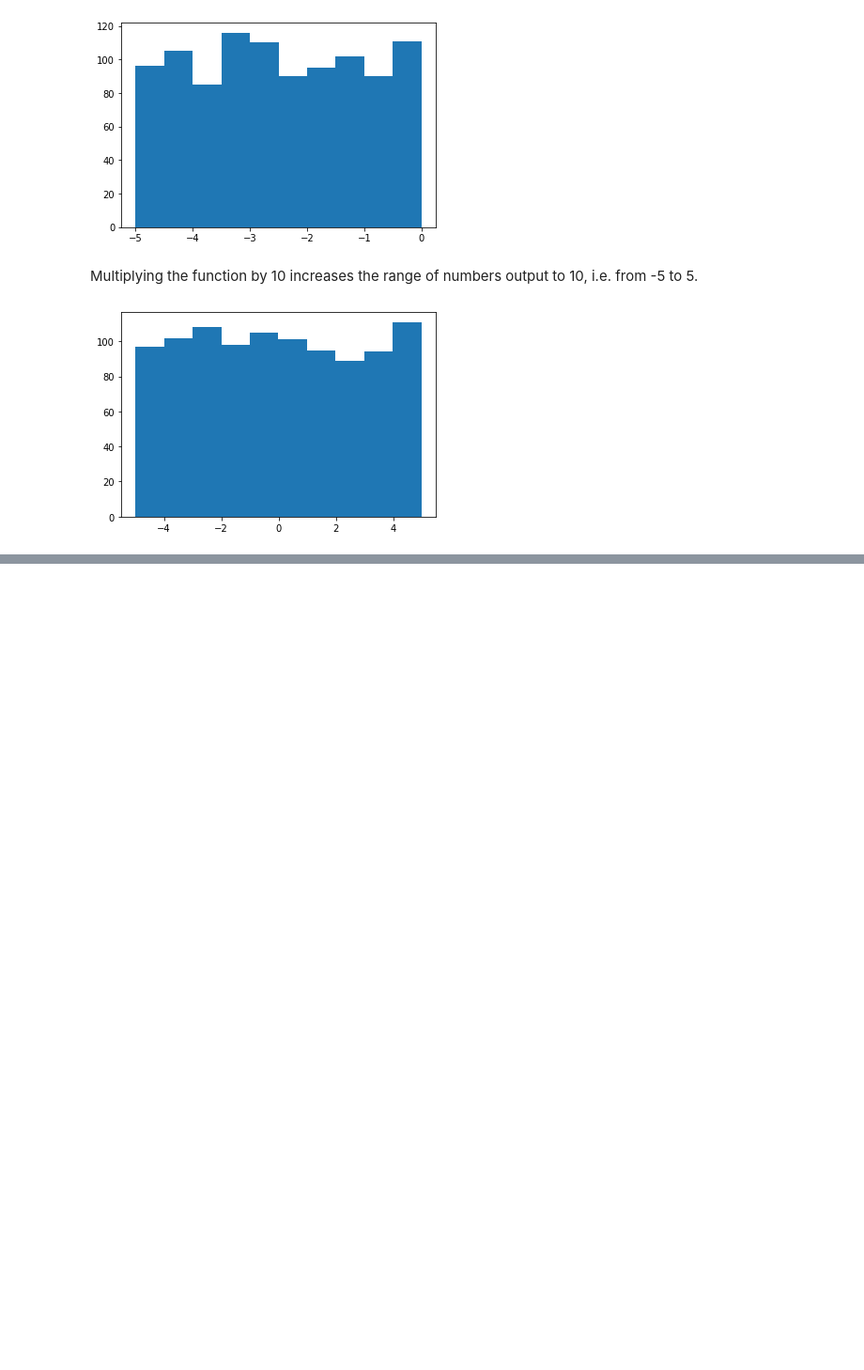
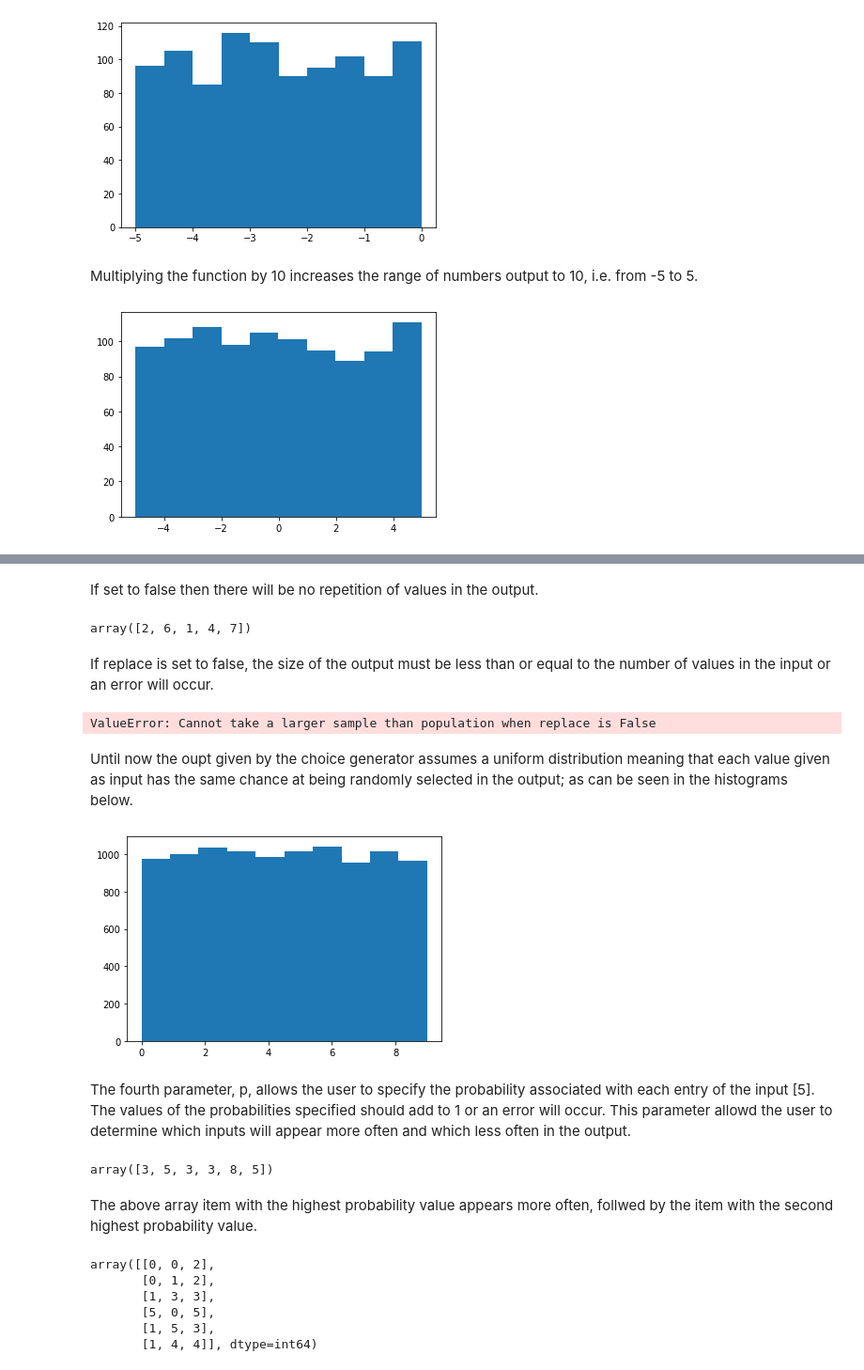
Before and after one commit to hayleydoherty/Programming-for-DA-Assignment, a Jupyter notebook: Assignment.ipynb, the cells around one changed output, grey strips where cells are left out. Shown at 94% size. Saved outputs shown, nothing was run; the diff lists cells and outputs as text; code cells hidden in the pictures; blank space fills up the shorter version.

Commit message:
Finished first part of question 2 of the assignment relating to 'simple random data'

```diff
--- a/Assignment.ipynb
+++ b/Assignment.ipynb
@@ -168,0 +207,37 @@ plt.show()
+# %% [markdown]
+If set to false then there will be no repetition of values in the output.
+# %%
+rng.choice([1, 2, 3, 4, 5, 6, 7, 8], 5, replace=False)
+# %% [output]
+array([2, 6, 1, 4, 7])
+# %% [markdown]
+If replace is set to false, the size of the output must be less than or equal to the number of values in the input or an error will occur.
+# %%
+rng.choice([2, 3, 5, 8], 5, replace=False)
+# %% [output]
+ValueError: Cannot take a larger sample than population when replace is False
+# %% [markdown]
+Until now the oupt given by the choice generator assumes a uniform distribution meaning that each value given as input has the same chance at being randomly selected in the output; as can be seen in the histograms below.
+# %%
+x = rng.choice(10, 10000, replace=True)
+plt.hist(x)
+plt.show()
+# %% [output]
+[figure, added]
+# %% [markdown]
+The fourth parameter, p, allows the user to specify the probability associated with each entry of the input [5]. The values of the probabilities specified should add to 1 or an error will occur. This parameter allowd the user to determine which inputs will appear more often and which less often in the output.
+# %%
+rng.choice([2, 3, 5, 8], 6, replace=True, p=[0.1, 0.6, 0.2, 0.1])
+# %% [output]
+array([3, 5, 3, 3, 8, 5])
+# %% [markdown]
+The above array item with the highest probability value appears more often, follwed by the item with the second highest probability value.
+# %%
+rng.choice(6, (6, 3), axis=1)
+# %% [output]
+array([[0, 0, 2],
+       [0, 1, 2],
+       [1, 3, 3],
+       [5, 0, 5],
+       [1, 5, 3],
+       [1, 4, 4]], dtype=int64)
```
Also changed, not shown: parts of 23 cells of this notebook.
